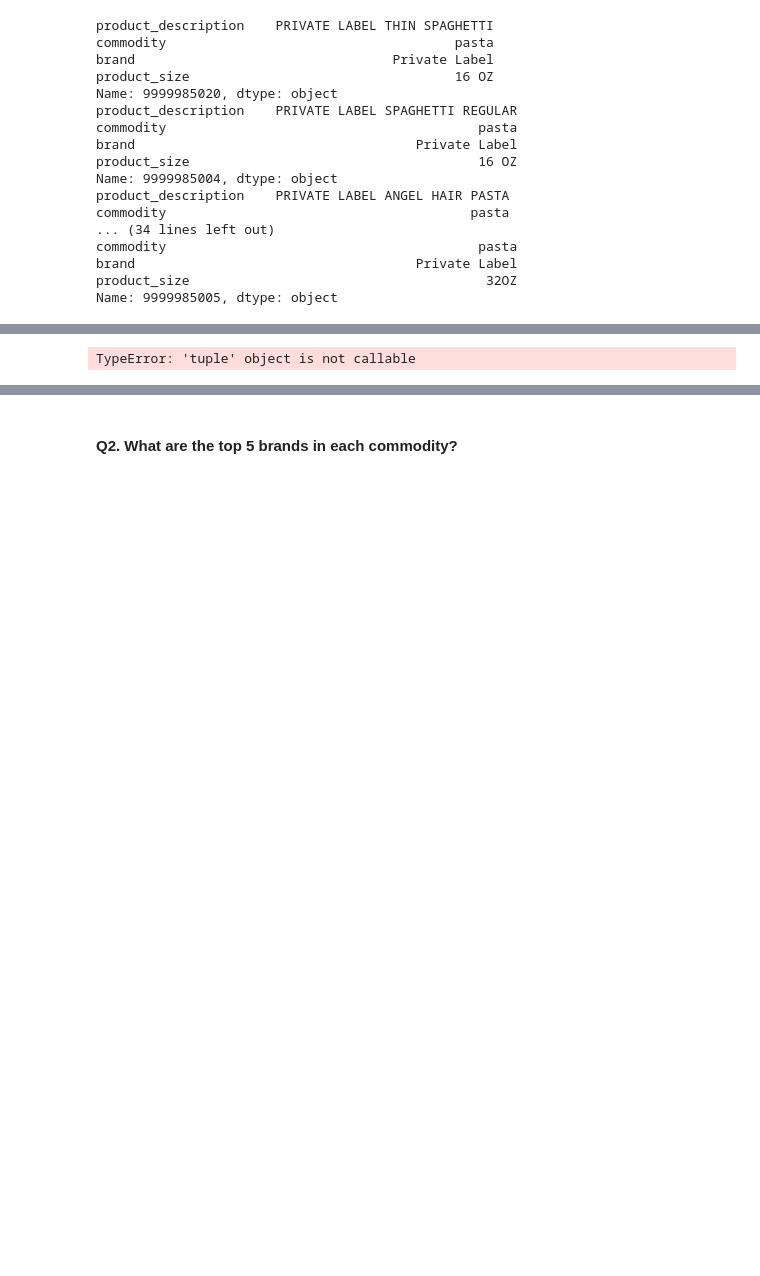
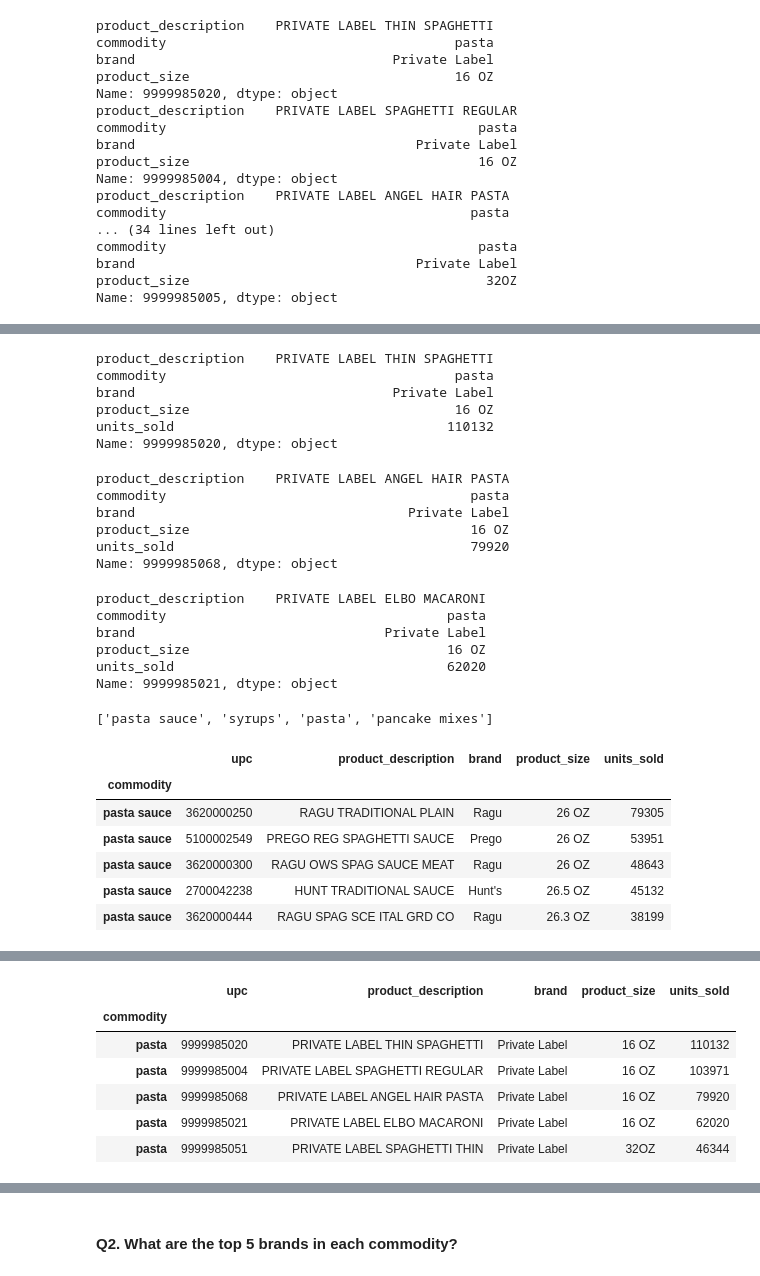
Before and after one commit to christianeckert03/carbo_loading_test, a Jupyter notebook: Live Coding Test (Carbo Loading).ipynb, the cells around one changed output, grey strips where cells are left out. Saved outputs shown, nothing was run; the diff lists cells and outputs as text; code cells hidden in the pictures; blank space fills up the shorter version.

```diff
--- a/Live Coding Test (Carbo Loading).ipynb
+++ b/Live Coding Test (Carbo Loading).ipynb
@@ -125,4 +132,50 @@ KeyError: '9999985020'
-# %%
-transactions.shape()
-# %% [output]
-TypeError: 'tuple' object is not callable
+# %%
+# Let's double check that this ran correctly.
+product2.set_index('upc').loc[9999985020]
+# %% [output]
+product_description    PRIVATE LABEL THIN SPAGHETTI
+commodity                                     pasta
+brand                                 Private Label
+product_size                                  16 OZ
+units_sold                                   110132
+Name: 9999985020, dtype: object
+# %%
+product2.set_index('upc').loc[9999985068]
+# %% [output]
+product_description    PRIVATE LABEL ANGEL HAIR PASTA
+commodity                                       pasta
+brand                                   Private Label
+product_size                                    16 OZ
+units_sold                                      79920
+Name: 9999985068, dtype: object
+# %%
+product2.set_index('upc').loc[9999985021]
+# %% [output]
+product_description    PRIVATE LABEL ELBO MACARONI
+commodity                                    pasta
+brand                                Private Label
+product_size                                 16 OZ
+units_sold                                   62020
+Name: 9999985021, dtype: object
+# %%
+# Nice! But we have work to do. Let's make a list of all the different commodities to make this nice.
+commodities = product2.commodity.unique().tolist()
+commodities
+# %% [output]
+['pasta sauce', 'syrups', 'pasta', 'pancake mixes']
+# %%
+# Nice! Now we can set commodity to the index, then use that to pull the top 5 for the commodity list via head()
+# Cool trick, we can print nicely in the loop using display() instead of print()
+
+product2.set_index('commodity', inplace=True)
+
+for i in commodities:
+    display(product2.loc[i].sort_values(by=['units_sold'], ascending=False).head())
+# %% [output]
+|  | upc | product_description | brand | product_size | units_sold |
+| commodity |  |  |  |  |  |
+| pasta sauce | 3620000250 | RAGU TRADITIONAL PLAIN | Ragu | 26 OZ | 79305 |
+| pasta sauce | 5100002549 | PREGO REG SPAGHETTI SAUCE | Prego | 26 OZ | 53951 |
+| pasta sauce | 3620000300 | RAGU OWS SPAG SAUCE MEAT | Ragu | 26 OZ | 48643 |
+| pasta sauce | 2700042238 | HUNT TRADITIONAL SAUCE | Hunt's | 26.5 OZ | 45132 |
+| pasta sauce | 3620000444 | RAGU SPAG SCE ITAL GRD CO | Ragu | 26.3 OZ | 38199 |
@@ -128,0 +189,7 @@ TypeError: 'tuple' object is not callable
+|  | upc | product_description | brand | product_size | units_sold |
+| commodity |  |  |  |  |  |
+| pasta | 9999985020 | PRIVATE LABEL THIN SPAGHETTI | Private Label | 16 OZ | 110132 |
+| pasta | 9999985004 | PRIVATE LABEL SPAGHETTI REGULAR | Private Label | 16 OZ | 103971 |
+| pasta | 9999985068 | PRIVATE LABEL ANGEL HAIR PASTA | Private Label | 16 OZ | 79920 |
+| pasta | 9999985021 | PRIVATE LABEL ELBO MACARONI | Private Label | 16 OZ | 62020 |
+| pasta | 9999985051 | PRIVATE LABEL SPAGHETTI THIN | Private Label | 32OZ | 46344 |
```
Also changed, not shown: parts of 19 cells of this notebook.
